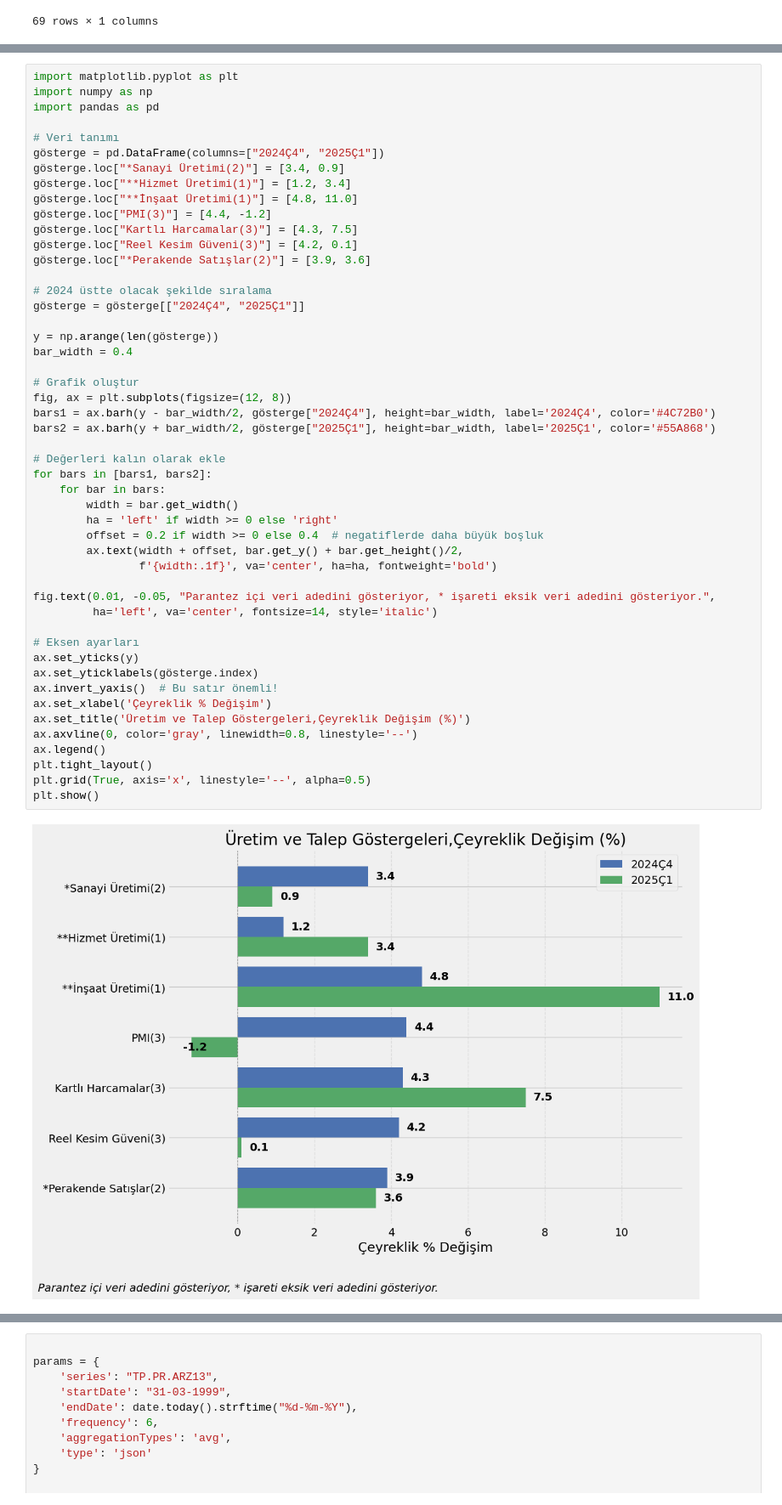
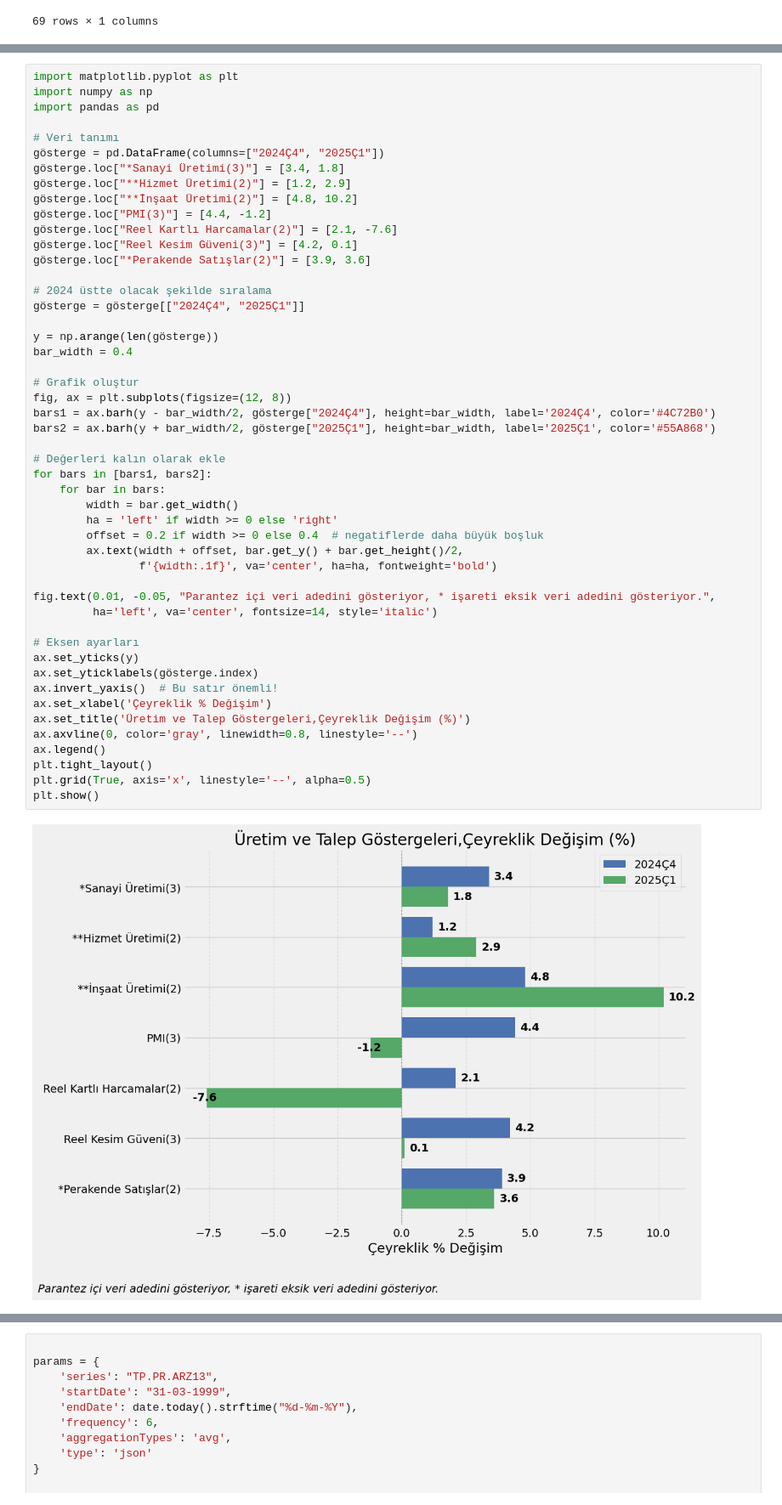
Before and after one commit to kaboya19/BuyumeTahmin, a Jupyter notebook: BuyumeTahmin.ipynb, the cells around one changed output, grey strips where cells are left out. Shown at 85% size. Drawn from its saved outputs; the diff is of its cells as text.

```diff
--- a/BuyumeTahmin.ipynb
+++ b/BuyumeTahmin.ipynb
@@ -194,11 +194,11 @@ import pandas as pd
 
 # Veri tanımı
 gösterge = pd.DataFrame(columns=["2024Ç4", "2025Ç1"])
-gösterge.loc["*Sanayi Üretimi(2)"] = [3.4, 0.9]
-gösterge.loc["**Hizmet Üretimi(1)"] = [1.2, 3.4]
-gösterge.loc["**İnşaat Üretimi(1)"] = [4.8, 11.0]
+gösterge.loc["*Sanayi Üretimi(3)"] = [3.4, 1.8]
+gösterge.loc["**Hizmet Üretimi(2)"] = [1.2, 2.9]
+gösterge.loc["**İnşaat Üretimi(2)"] = [4.8, 10.2]
 gösterge.loc["PMI(3)"] = [4.4, -1.2]
-gösterge.loc["Kartlı Harcamalar(3)"] = [4.3, 7.5]
+gösterge.loc["Reel Kartlı Harcamalar(2)"] = [2.1, -7.6]
 gösterge.loc["Reel Kesim Güveni(3)"] = [4.2, 0.1]
 gösterge.loc["*Perakende Satışlar(2)"] = [3.9, 3.6]
 
@@ -210,34 +210,34 @@ bar_width = 0.4
 
 # Grafik oluştur
 fig, ax = plt.subplots(figsize=(12, 8))
 bars1 = ax.barh(y - bar_width/2, gösterge["2024Ç4"], height=bar_width, label='2024Ç4', color='#4C72B0')
 bars2 = ax.barh(y + bar_width/2, gösterge["2025Ç1"], height=bar_width, label='2025Ç1', color='#55A868')
 
 # Değerleri kalın olarak ekle
 for bars in [bars1, bars2]:
     for bar in bars:
         width = bar.get_width()
         ha = 'left' if width >= 0 else 'right'
         offset = 0.2 if width >= 0 else 0.4  # negatiflerde daha büyük boşluk
         ax.text(width + offset, bar.get_y() + bar.get_height()/2,
                 f'{width:.1f}', va='center', ha=ha, fontweight='bold')
 
 fig.text(0.01, -0.05, "Parantez içi veri adedini gösteriyor, * işareti eksik veri adedini gösteriyor.",
          ha='left', va='center', fontsize=14, style='italic')
 
 # Eksen ayarları
 ax.set_yticks(y)
 ax.set_yticklabels(gösterge.index)
 ax.invert_yaxis()  # Bu satır önemli!
 ax.set_xlabel('Çeyreklik % Değişim')
 ax.set_title('Üretim ve Talep Göstergeleri,Çeyreklik Değişim (%)')
 ax.axvline(0, color='gray', linewidth=0.8, linestyle='--')
 ax.legend()
 plt.tight_layout()
 plt.grid(True, axis='x', linestyle='--', alpha=0.5)
 plt.show()
 # %% [output]
-[figure, old version]
+[figure, new version]
 # %%
 params = {
     'series': "TP.CLI2.A01",
```
Also changed, not shown: parts of 64 cells of this notebook, 15 other files.
